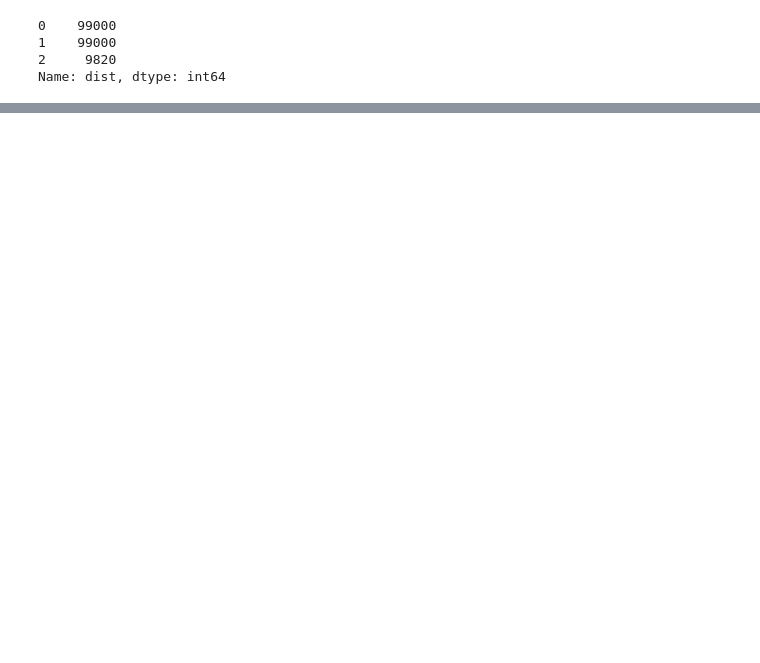
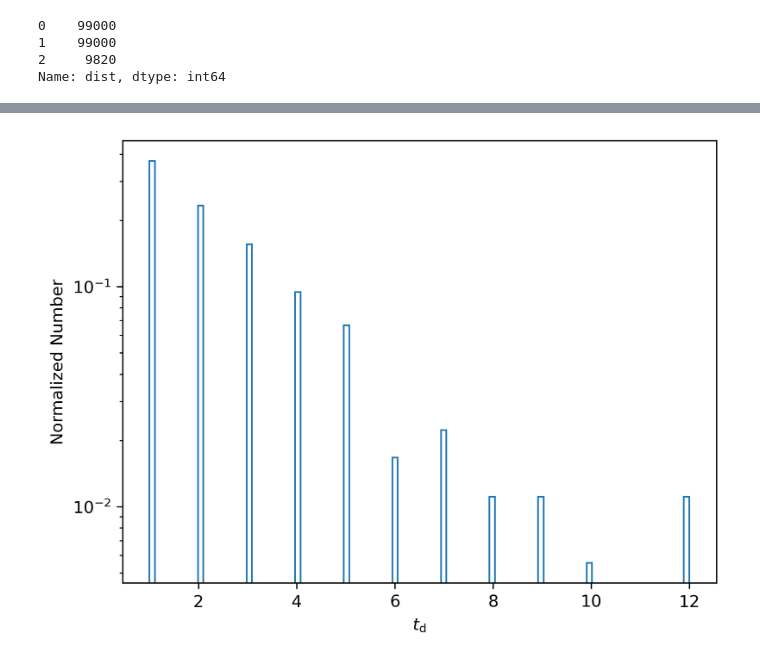
Before and after one commit to YutongB/Opinion-Dynamics, a Jupyter notebook: notebooks/fracpartisan_BA.ipynb, the cells around one changed output, grey strips where cells are left out. Saved outputs shown, nothing was run; the diff lists cells and outputs as text; code cells hidden in the pictures; blank space fills up the shorter version.

```diff
--- a/notebooks/fracpartisan_BA.ipynb
+++ b/notebooks/fracpartisan_BA.ipynb
@@ -211,0 +215,26 @@ Name: dist, dtype: int64
+# %%
+import scipy as sp
+import matplotlib as mpl
+
+mpl.rcParams["figure.dpi"] = 300
+
+from src.simulation.sim import *
+from src.analyse.analyse import *
+import pandas as pd
+import powerlaw as pl
+import plotly.io as pio
+from scipy.optimize import curve_fit
+pio.renderers.default = 'notebook_connected'
+import numpy as np
+import matplotlib.pyplot as plt
+from collections import namedtuple, defaultdict
+import matplotlib.pyplot as plt
+import numpy as np
+import seaborn as sns
+import pandas as pd
+import matplotlib as mpl
+mpl.rcParams["figure.dpi"] = 300
+
+
+Result = namedtuple('Result', ['partisans', "sims"])
+Sim = namedtuple("Sim", ["distance", "dwell_time", "mean_belief"])
@@ -211,0 +269,4 @@ Name: dist, dtype: int64
+# %%
+res_BA_f002[0].plot_dwell_time(bins = 100)
+# %% [output]
+[figure, added]
```
Also changed, not shown: parts of 12 cells of this notebook, 3 other files.
